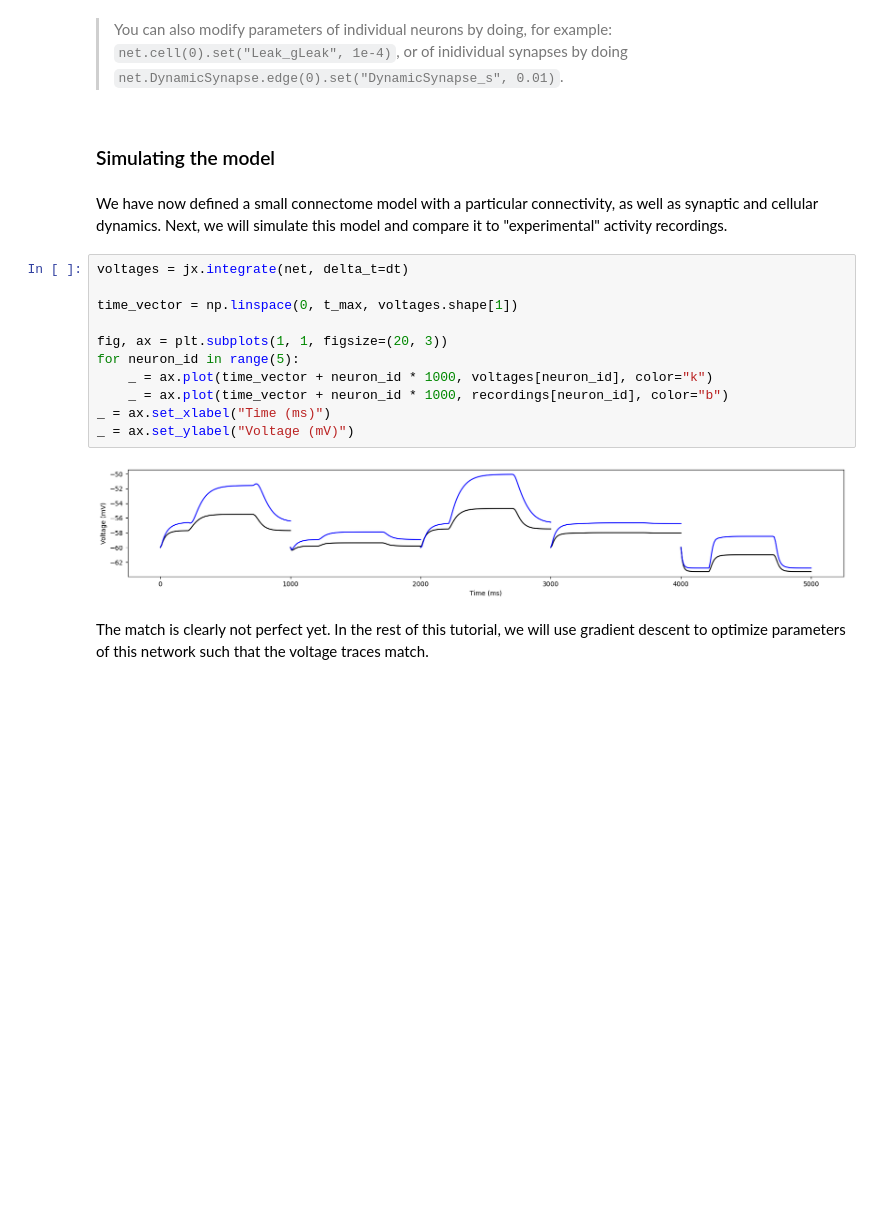
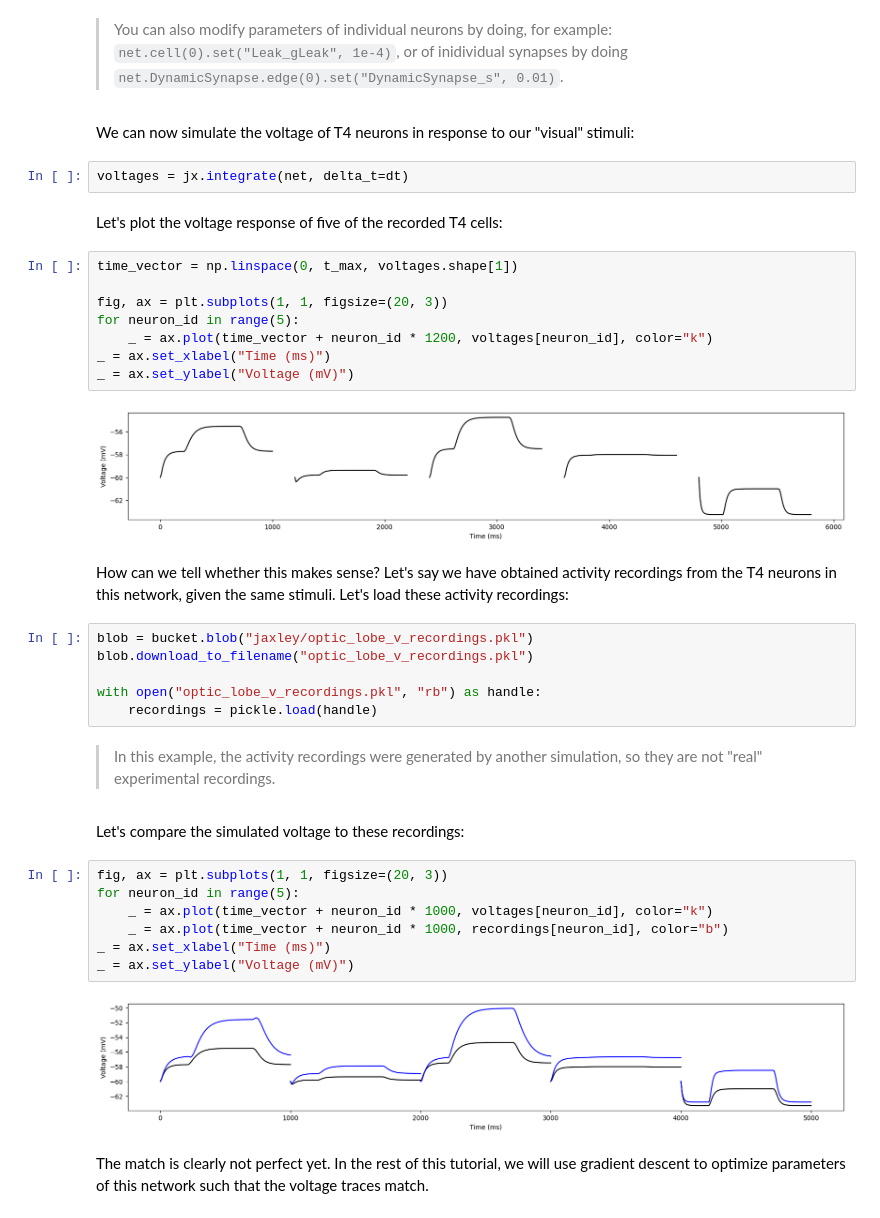
Before and after one commit to sjcabs/jaxley_tutorial, a Jupyter notebook: tutorial/jaxley_tutorial.ipynb, the cells around one changed output. Cells and saved outputs as stored; diff of their text form; blank space fills up the shorter version.

Commit message:
update jaxley tutorial

```diff
--- a/tutorial/jaxley_tutorial.ipynb
+++ b/tutorial/jaxley_tutorial.ipynb
@@ -398,15 +395,35 @@ net.set("v", -60.0)
 > After modiying parameters, you can also inspect `net.nodes` (for cellular parameters) and `net.edges` (for synaptic parameters) to check if setting them worked as expected.
 # %% [markdown]
 > You can also modify parameters of individual neurons by doing, for example: `net.cell(0).set("Leak_gLeak", 1e-4)`, or of inidividual synapses by doing `net.DynamicSynapse.edge(0).set("DynamicSynapse_s", 0.01)`.
-# %% [markdown]
-### Simulating the model
-# %% [markdown]
-We have now defined a small connectome model with a particular connectivity, as well as synaptic and cellular dynamics. Next, we will simulate this model and compare it to "experimental" activity recordings.
+# %% [markdown]
+We can now simulate the voltage of T4 neurons in response to our "visual" stimuli:
+# %%
+voltages = jx.integrate(net, delta_t=dt)
+# %% [markdown]
+Let's plot the voltage response of five of the recorded T4 cells:
+# %%
+time_vector = np.linspace(0, t_max, voltages.shape[1])
+
+fig, ax = plt.subplots(1, 1, figsize=(20, 3))
+for neuron_id in range(5):
+    _ = ax.plot(time_vector + neuron_id * 1200, voltages[neuron_id], color="k")
+_ = ax.set_xlabel("Time (ms)")
+_ = ax.set_ylabel("Voltage (mV)")
+# %% [output]
+[figure, added]
+# %% [markdown]
+How can we tell whether this makes sense? Let's say we have obtained activity recordings from the T4 neurons in this network, given the same stimuli. Let's load these activity recordings:
+# %%
+blob = bucket.blob("jaxley/optic_lobe_v_recordings.pkl")
+blob.download_to_filename("optic_lobe_v_recordings.pkl")
+
+with open("optic_lobe_v_recordings.pkl", "rb") as handle:
+    recordings = pickle.load(handle)
+# %% [markdown]
+>  In this example, the activity recordings were generated by another simulation, so they are not "real" experimental recordings.
+# %% [markdown]
+Let's compare the simulated voltage to these recordings:
 # %%
-voltages = jx.integrate(net, delta_t=dt)
-
-time_vector = np.linspace(0, t_max, voltages.shape[1])
-
 fig, ax = plt.subplots(1, 1, figsize=(20, 3))
 for neuron_id in range(5):
     _ = ax.plot(time_vector + neuron_id * 1000, voltages[neuron_id], color="k")
```
Also changed, not shown: parts of 36 cells of this notebook.
